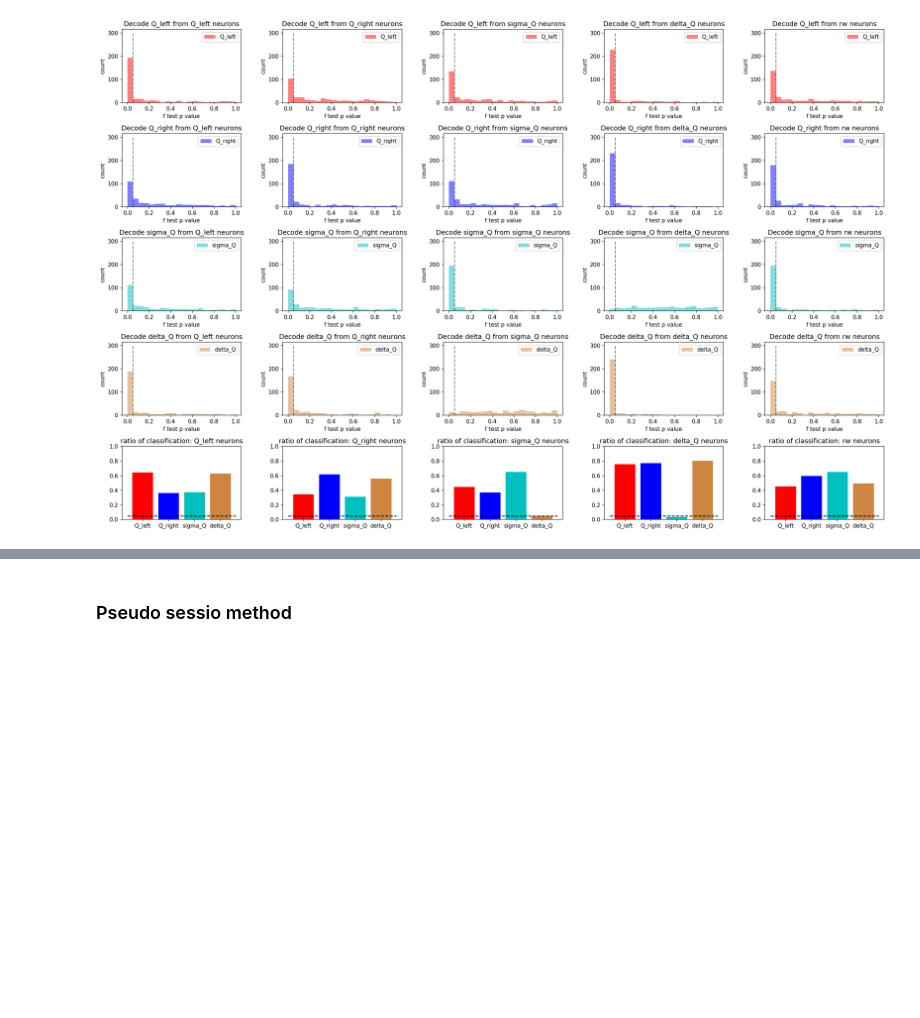
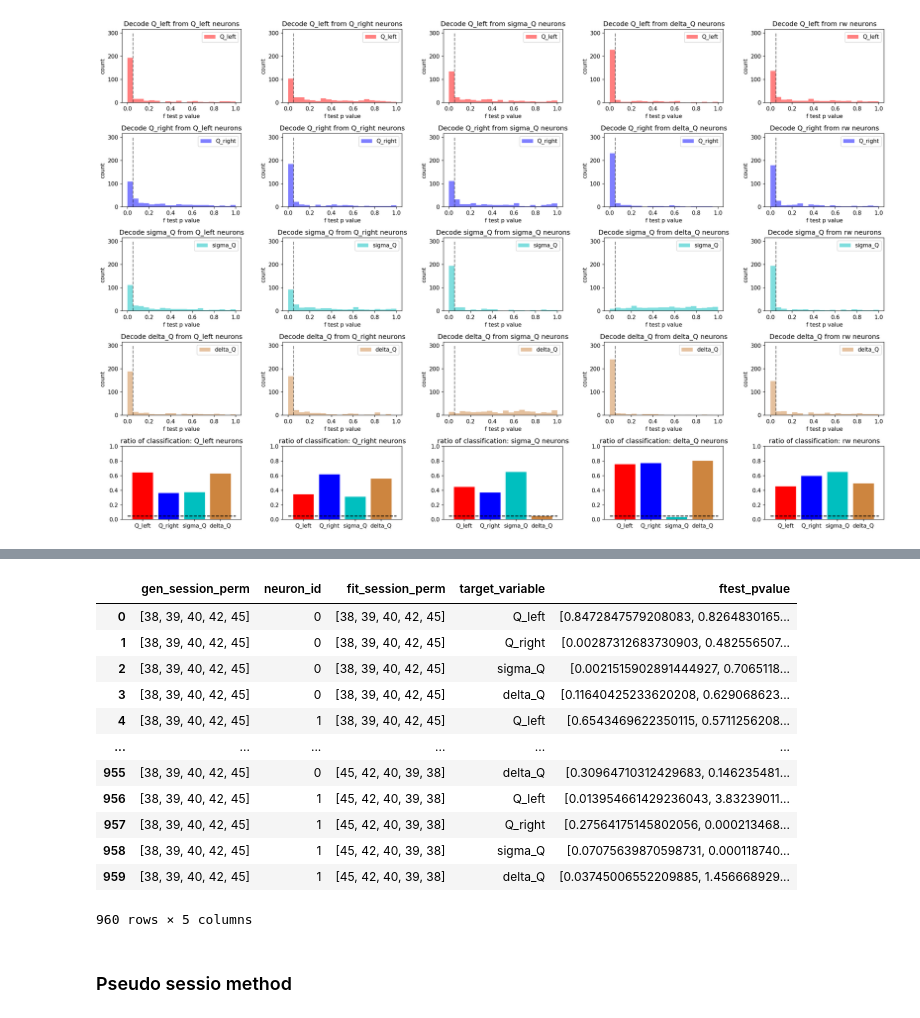
Before and after one commit to pckuo/map-ephys, a Jupyter notebook: notebook/pckuo/nonsense_corr_decoding.ipynb, the cells around one changed output, grey strips where cells are left out. Drawn from its saved outputs; the diff is of its cells as text; code cells hidden in the pictures; blank space fills up the shorter version.

```diff
--- a/notebook/pckuo/nonsense_corr_decoding.ipynb
+++ b/notebook/pckuo/nonsense_corr_decoding.ipynb
@@ -248,0 +366,27 @@ for session in sessions:
+# %%
+# generate simulated neurons
+n_neurons = 2
+neuron_types = ['Q_left', 'Q_right', 'sigma_Q', 'delta_Q', 'rw']
+
+sim_neuron_columns = ['session', 'neuron_id', 'firing_rates']
+sim_neurons = {neuron_type: pd.DataFrame(columns=sim_neuron_columns) for neuron_type in neuron_types}
+
+for n in range(n_neurons):
+
+    for gen_session in sessions:
+        df_Qs_session = df_Qs[df_Qs['session']==gen_session].sort_values(by=['trial'])
+        X = df_Qs_session[['Q_left', 'Q_right']]
+        #print(f'session {gen_session}: {X.shape}')
+
+        for neuron_type in neuron_types:
+            if neuron_type in ['Q_left', 'Q_right']:
+                fr = gen_action_value_neuron(X[neuron_type].values)
+            elif neuron_type == 'sigma_Q':
+                fr = gen_action_value_neuron(X['Q_left'].values + X['Q_right'].values)
+            elif neuron_type == 'delta_Q':
+                fr = gen_action_value_neuron(X['Q_left'].values - X['Q_right'].values)
+            elif neuron_type == 'rw':
+                fr = gen_random_walk_neuron(len(X))
+            else:
+                raise ValueError('wrong neuron types!')
+            sim_neurons[neuron_type].loc[len(sim_neurons[neuron_type].index)] = [gen_session, n, fr]
@@ -248,0 +466,16 @@ for session in sessions:
+# %%
+df_msp_fit_dict['rw']
+# %% [output]
+|  | gen_session_perm | neuron_id | fit_session_perm | target_variable | ftest_pvalue |
+| 0 | [38, 39, 40, 42, 45] | 0 | [38, 39, 40, 42, 45] | Q_left | [0.8472847579208083, 0.8264830165... |
+| 1 | [38, 39, 40, 42, 45] | 0 | [38, 39, 40, 42, 45] | Q_right | [0.00287312683730903, 0.482556507... |
+| 2 | [38, 39, 40, 42, 45] | 0 | [38, 39, 40, 42, 45] | sigma_Q | [0.0021515902891444927, 0.7065118... |
+| 3 | [38, 39, 40, 42, 45] | 0 | [38, 39, 40, 42, 45] | delta_Q | [0.11640425233620208, 0.629068623... |
+| 4 | [38, 39, 40, 42, 45] | 1 | [38, 39, 40, 42, 45] | Q_left | [0.6543469622350115, 0.5711256208... |
+| ... | ... | ... | ... | ... | ... |
+| 955 | [38, 39, 40, 42, 45] | 0 | [45, 42, 40, 39, 38] | delta_Q | [0.30964710312429683, 0.146235481... |
+| 956 | [38, 39, 40, 42, 45] | 1 | [45, 42, 40, 39, 38] | Q_left | [0.013954661429236043, 3.83239011... |
+| 957 | [38, 39, 40, 42, 45] | 1 | [45, 42, 40, 39, 38] | Q_right | [0.27564175145802056, 0.000213468... |
+| 958 | [38, 39, 40, 42, 45] | 1 | [45, 42, 40, 39, 38] | sigma_Q | [0.07075639870598731, 0.000118740... |
+| 959 | [38, 39, 40, 42, 45] | 1 | [45, 42, 40, 39, 38] | delta_Q | [0.03745006552209885, 1.456668929... |
+960 rows × 5 columns
```
Also changed, not shown: parts of 8 cells of this notebook, 16 other files.
